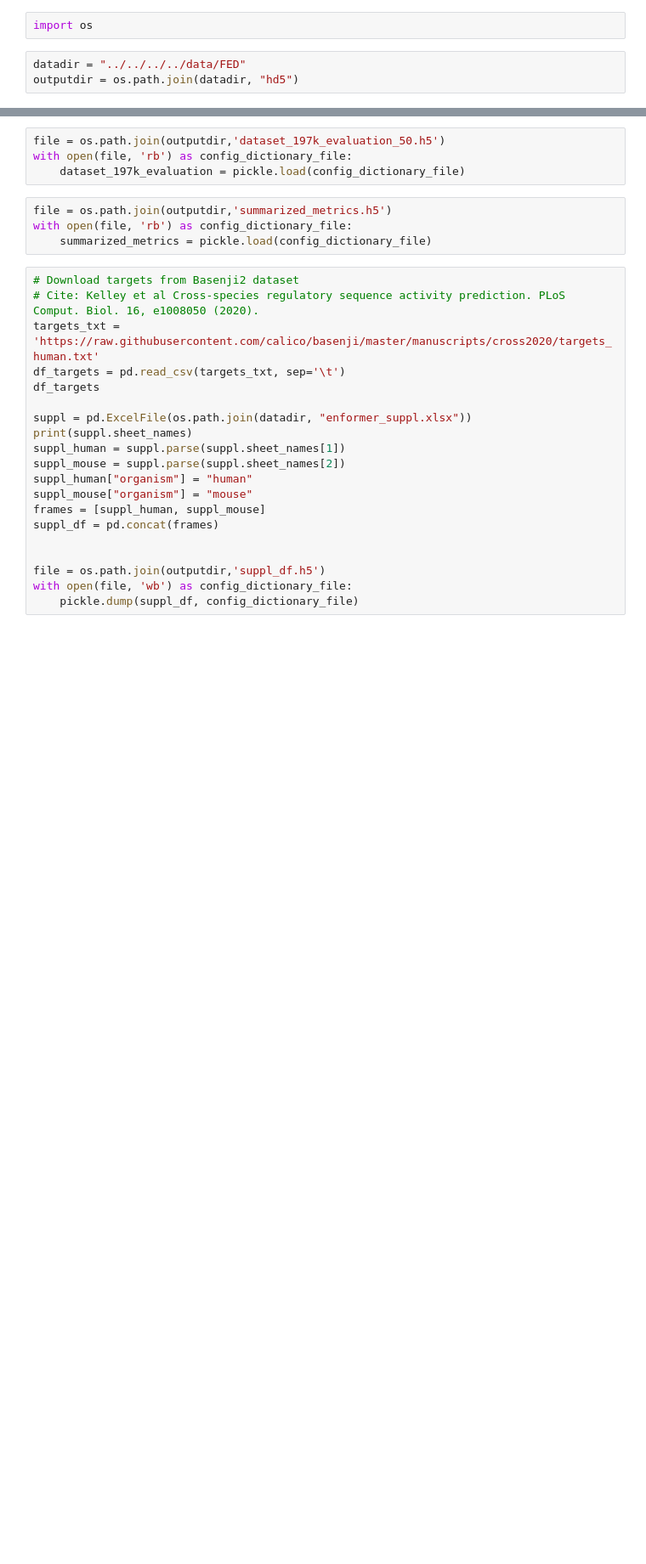
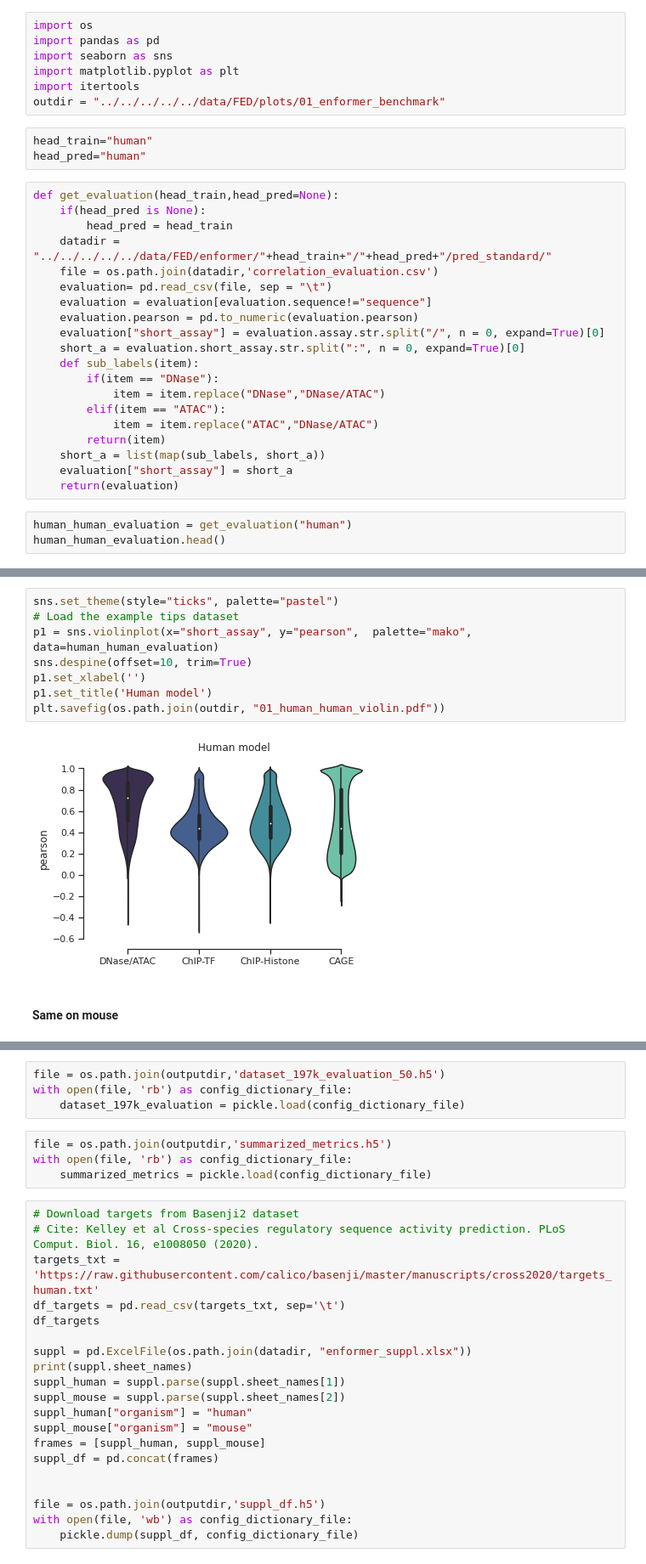
Before and after one commit to luisas/FED, a Jupyter notebook: src/01_enformer/notebooks/03_stats_human_eval.ipynb, the cells around one changed output, grey strips where cells are left out. Shown: that part at 85% size. Drawn from its saved outputs; the diff is of its cells as text; blank space fills up the shorter version.

```diff
--- a/src/01_enformer/notebooks/03_stats_human_eval.ipynb
+++ b/src/01_enformer/notebooks/03_stats_human_eval.ipynb
@@ -5,5 +5,33 @@
+# %%
+import os
+import pandas as pd
+import seaborn as sns
+import matplotlib.pyplot as plt
+import itertools
+outdir = "../../../../../data/FED/plots/01_enformer_benchmark"
 # %%
-import os
+head_train="human"
+head_pred="human"
 # %%
-datadir = "../../../../data/FED"
-outputdir = os.path.join(datadir, "hd5")
+def get_evaluation(head_train,head_pred=None):
+    if(head_pred is None):
+        head_pred = head_train
+    datadir = "../../../../../data/FED/enformer/"+head_train+"/"+head_pred+"/pred_standard/"
+    file = os.path.join(datadir,'correlation_evaluation.csv')
+    evaluation= pd.read_csv(file, sep = "\t")
+    evaluation = evaluation[evaluation.sequence!="sequence"]
+    evaluation.pearson = pd.to_numeric(evaluation.pearson)
+    evaluation["short_assay"] = evaluation.assay.str.split("/", n = 0, expand=True)[0]
+    short_a = evaluation.short_assay.str.split(":", n = 0, expand=True)[0]
+    def sub_labels(item):
+        if(item == "DNase"):
+            item = item.replace("DNase","DNase/ATAC")
+        elif(item == "ATAC"):
+            item = item.replace("ATAC","DNase/ATAC")
+        return(item)
+    short_a = list(map(sub_labels, short_a))
+    evaluation["short_assay"] = short_a
+    return(evaluation)
+# %%
+human_human_evaluation = get_evaluation("human")
+human_human_evaluation.head()
@@ -9,0 +45,12 @@ outputdir = os.path.join(datadir, "hd5")
+# %%
+sns.set_theme(style="ticks", palette="pastel")
+# Load the example tips dataset
+p1 = sns.violinplot(x="short_assay", y="pearson",  palette="mako", data=human_human_evaluation)
+sns.despine(offset=10, trim=True)
+p1.set_xlabel('')
+p1.set_title('Human model')
+plt.savefig(os.path.join(outdir, "01_human_human_violin.pdf"))
+# %% [output]
+[figure, added]
+# %% [markdown]
+#### Same on mouse
```
Also changed, not shown: parts of 31 cells of this notebook, 30 other files.
